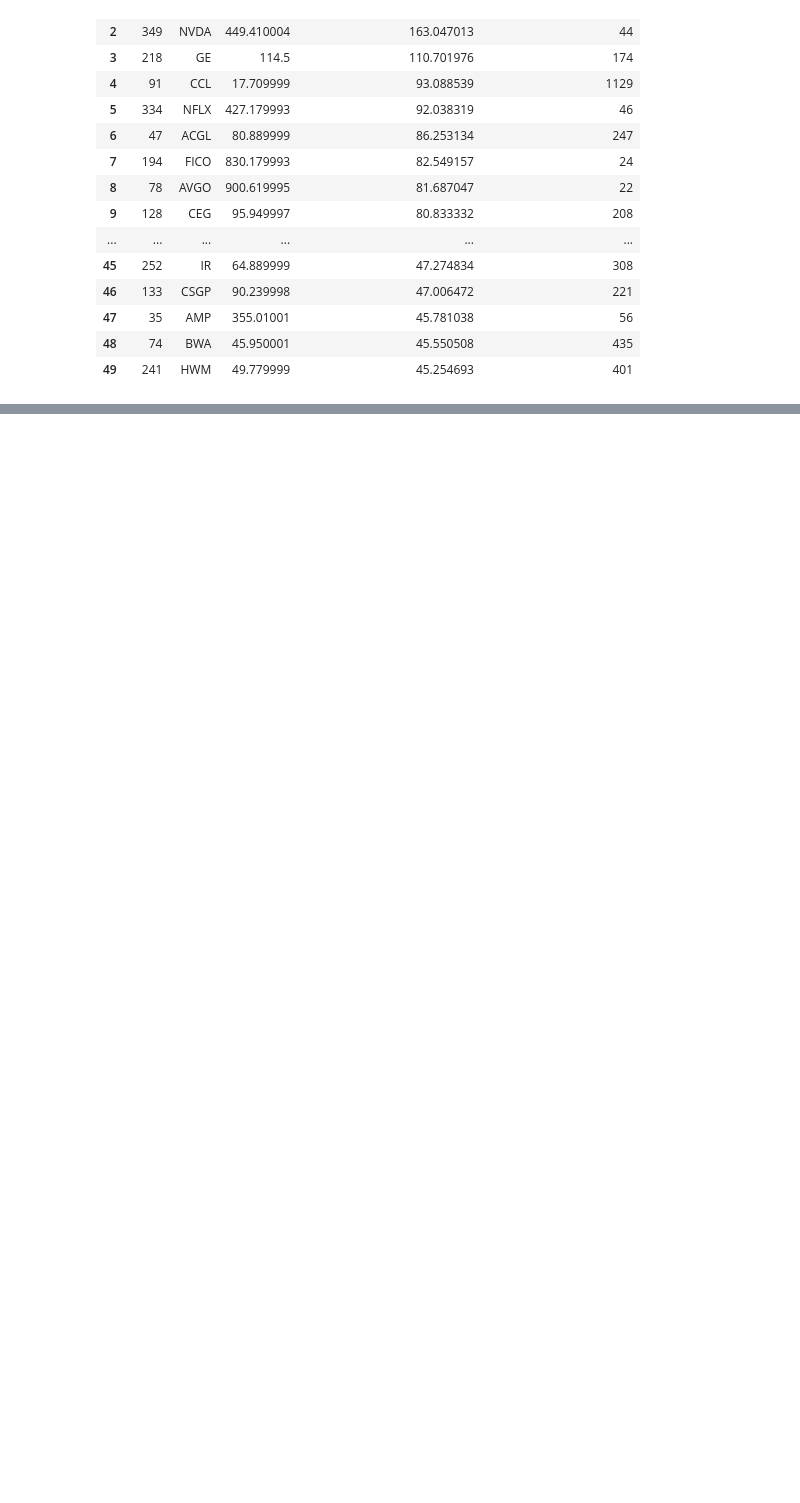
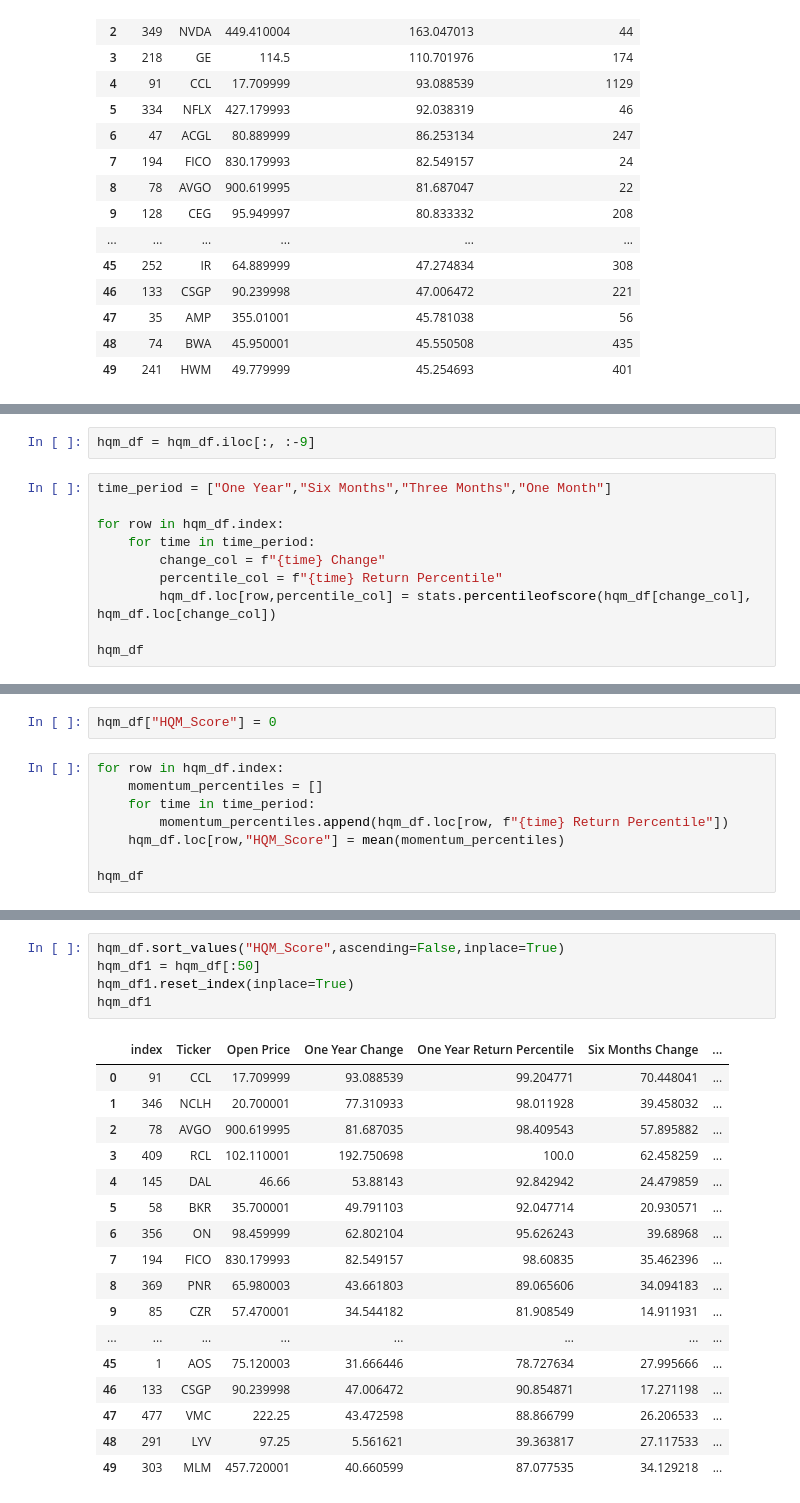
Before and after one commit to Goureesh-20/Quantitative-Momentum-Stratergy, a Jupyter notebook: QMStratergy.ipynb, the cells around one changed output, grey strips where cells are left out. Cells and saved outputs as stored; diff of their text form; blank space fills up the shorter version.

```diff
--- a/QMStratergy.ipynb
+++ b/QMStratergy.ipynb
@@ -134,0 +225,12 @@ results_df1
+# %%
+hqm_df = hqm_df.iloc[:, :-9]
+# %%
+time_period = ["One Year","Six Months","Three Months","One Month"]
+
+for row in hqm_df.index:
+    for time in time_period:
+        change_col = f"{time} Change"
+        percentile_col = f"{time} Return Percentile"
+        hqm_df.loc[row,percentile_col] = stats.percentileofscore(hqm_df[change_col], hqm_df.loc[change_col])
+
+hqm_df
@@ -134,0 +253,10 @@ results_df1
+# %%
+hqm_df["HQM_Score"] = 0
+# %%
+for row in hqm_df.index:
+    momentum_percentiles = []
+    for time in time_period:
+        momentum_percentiles.append(hqm_df.loc[row, f"{time} Return Percentile"])
+    hqm_df.loc[row,"HQM_Score"] = mean(momentum_percentiles)
+
+hqm_df
@@ -134,0 +277,23 @@ results_df1
+# %%
+hqm_df.sort_values("HQM_Score",ascending=False,inplace=True)
+hqm_df1 = hqm_df[:50]
+hqm_df1.reset_index(inplace=True)
+hqm_df1
+# %% [output]
+|  | index | Ticker | Open Price | One Year Change | One Year Return Percentile | Six Months Change | ... |
+| 0 | 91 | CCL | 17.709999 | 93.088539 | 99.204771 | 70.448041 | ... |
+| 1 | 346 | NCLH | 20.700001 | 77.310933 | 98.011928 | 39.458032 | ... |
+| 2 | 78 | AVGO | 900.619995 | 81.687035 | 98.409543 | 57.895882 | ... |
+| 3 | 409 | RCL | 102.110001 | 192.750698 | 100.0 | 62.458259 | ... |
+| 4 | 145 | DAL | 46.66 | 53.88143 | 92.842942 | 24.479859 | ... |
+| 5 | 58 | BKR | 35.700001 | 49.791103 | 92.047714 | 20.930571 | ... |
+| 6 | 356 | ON | 98.459999 | 62.802104 | 95.626243 | 39.68968 | ... |
+| 7 | 194 | FICO | 830.179993 | 82.549157 | 98.60835 | 35.462396 | ... |
+| 8 | 369 | PNR | 65.980003 | 43.661803 | 89.065606 | 34.094183 | ... |
+| 9 | 85 | CZR | 57.470001 | 34.544182 | 81.908549 | 14.911931 | ... |
+| ... | ... | ... | ... | ... | ... | ... | ... |
+| 45 | 1 | AOS | 75.120003 | 31.666446 | 78.727634 | 27.995666 | ... |
+| 46 | 133 | CSGP | 90.239998 | 47.006472 | 90.854871 | 17.271198 | ... |
+| 47 | 477 | VMC | 222.25 | 43.472598 | 88.866799 | 26.206533 | ... |
+| 48 | 291 | LYV | 97.25 | 5.561621 | 39.363817 | 27.117533 | ... |
+| 49 | 303 | MLM | 457.720001 | 40.660599 | 87.077535 | 34.129218 | ... |
```
Also changed, not shown: parts of 9 cells of this notebook.
